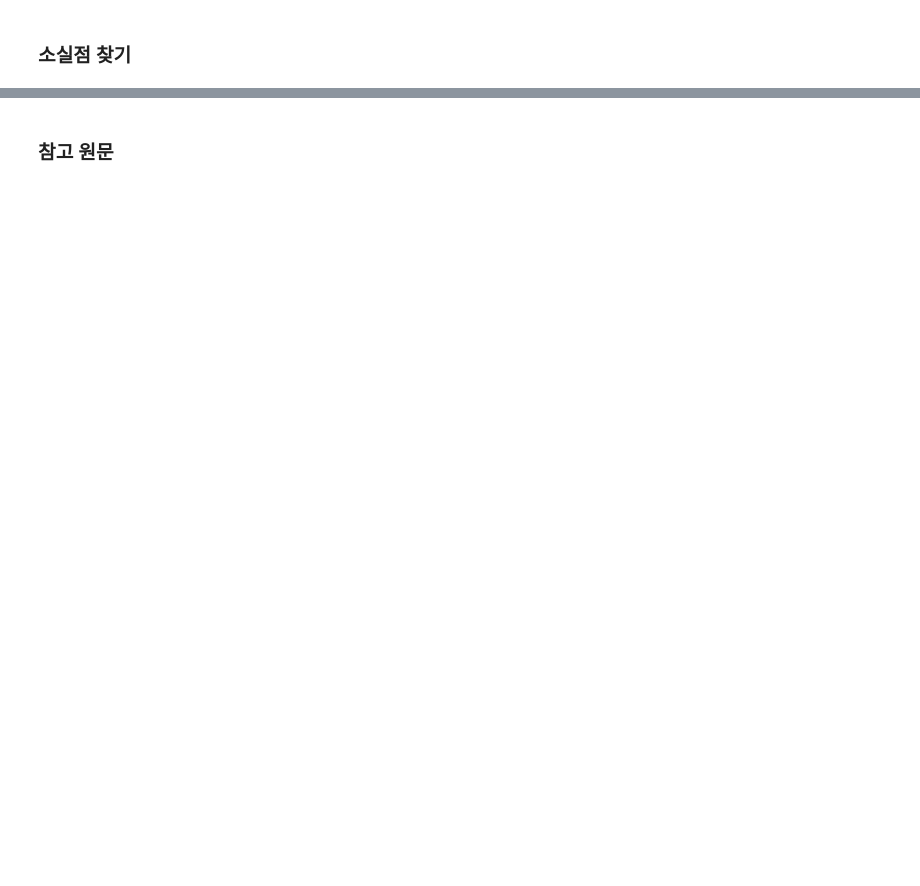
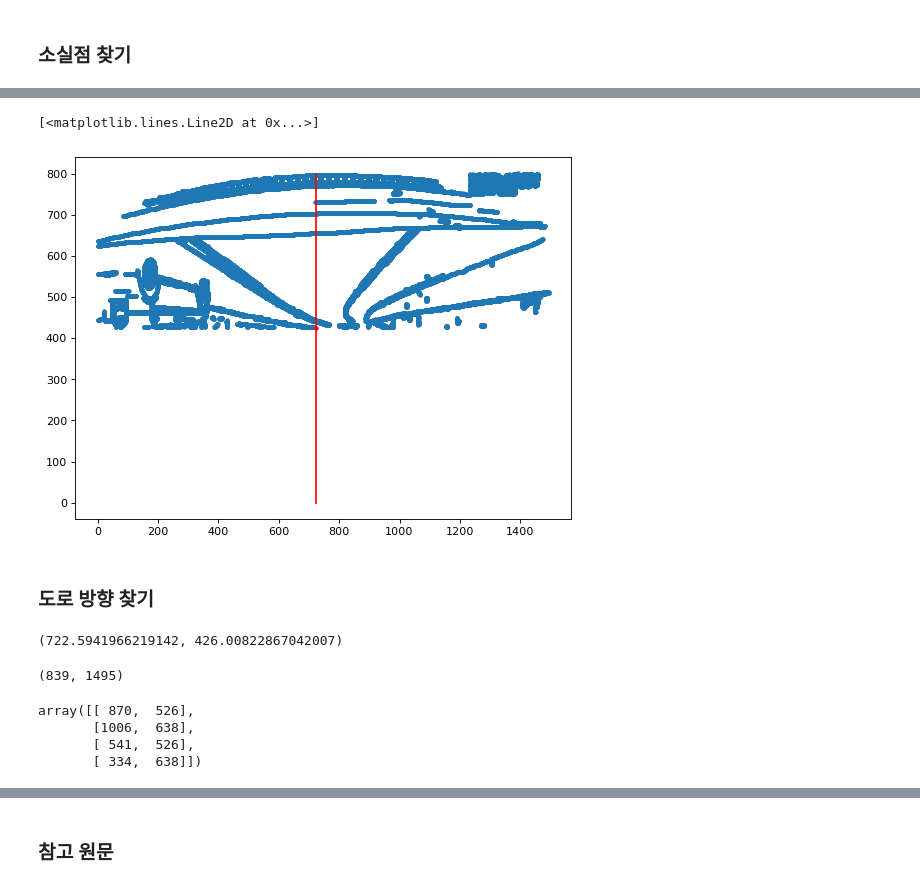
Before and after one commit to yukyeongmin/dashcam_image_anlaysis, a Jupyter notebook: Untitled.ipynb, the cells around one changed output, grey strips where cells are left out. Drawn from its saved outputs; the diff is of its cells as text; code cells hidden in the pictures; blank space fills up the shorter version.

```diff
--- a/Untitled.ipynb
+++ b/Untitled.ipynb
@@ -168,13 +176,22 @@ def is_contain(point,line, gap):
         return True
     return False
 # %%
-count=np.zeros(repeat)
+def find_vanishing_point(repeat,intersections):
+    count=np.zeros(repeat)
 
-for index,intersection in enumerate(intersections):
-    for line in lines:
-        if is_contain(intersection,line, 10):
-            count[index]+=1
-        # 각 라인이 해당 점을 지나는지 확인
+    for index,intersection in enumerate(intersections):
+        for line in lines:
+            if is_contain(intersection,line, 10):
+                count[index]+=1
+            # 각 라인이 해당 점을 지나는지 확인
+
+    for i in range(repeat):
+        if count[i]==max(count):
+            vanishing=(intersections[:,0][i],intersections[:,1][i])
+
+    return count, vanishing
+# %%
+count, vanishing = find_vanishing_point(repeat,intersections)
 # %%
 count
 # %% [output]
@@ -208,0 +229,3 @@ plt.plot(vanishing[0],max(points[:,1])-vanishing[1],'.',color='red')
+# %%
+roi=[ point for point in points if point[1]>vanishing[1] ]
+roi=np.array(roi)
@@ -208,0 +246,22 @@ plt.plot(vanishing[0],max(points[:,1])-vanishing[1],'.',color='red')
+# %%
+# 확인용 출력
+figure(figsize=(8, 6), dpi=80)
+plt.plot(roi[:,0],roi[:,1],'.')
+plt.plot(vanishing[0],vanishing[1],'.',color='red')
+
+
+# 소실점을 지나는 수직한 선
+plt.plot([vanishing[0]]*2,[0,800],color='red')
+# %% [output]
+[<matplotlib.lines.Line2D at 0x...>]
+[figure, added]
+# %% [markdown]
+### 도로 방향 찾기 ###
+# %%
+vanishing
+# %% [output]
+(722.5941966219142, 426.00822867042007)
+# %%
+edges.shape
+# %% [output]
+(839, 1495)
@@ -208,0 +305,7 @@ plt.plot(vanishing[0],max(points[:,1])-vanishing[1],'.',color='red')
+# %%
+trapezoid
+# %% [output]
+array([[ 870,  526],
+       [1006,  638],
+       [ 541,  526],
+       [ 334,  638]])
```
Also changed, not shown: parts of 36 cells of this notebook, 2 other files.
